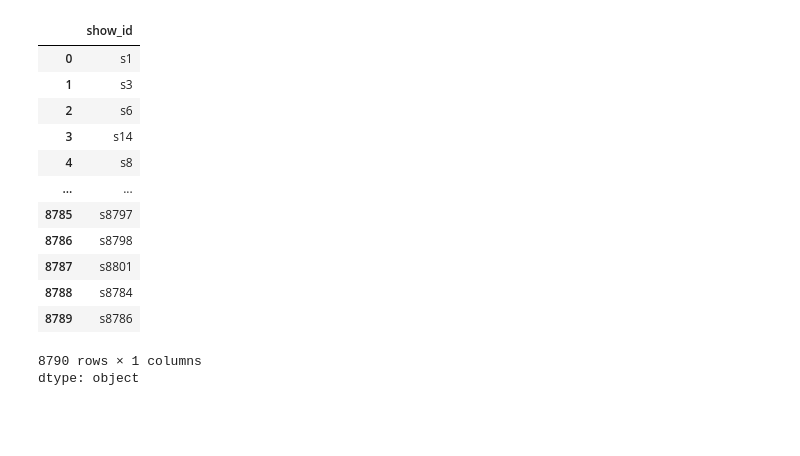
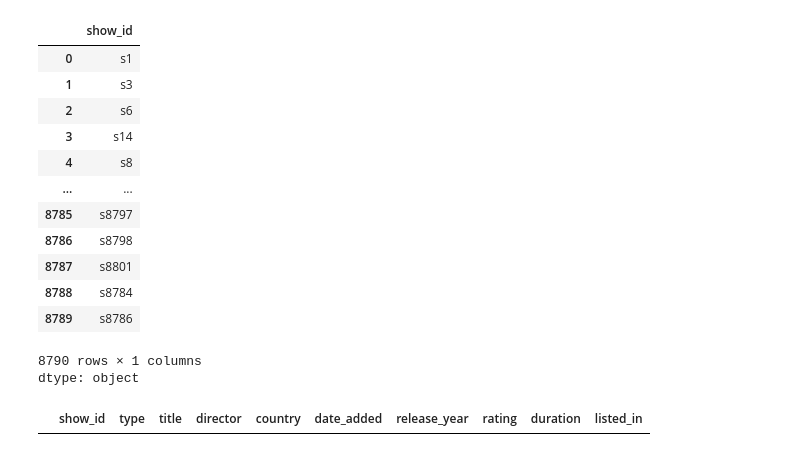
Before and after one commit to Pritishcoder07/AIMLP, a Jupyter notebook: Basic_ML.ipynb, the cells around one changed output. Cells and saved outputs as stored; diff of their text form; code cells hidden in the pictures; blank space fills up the shorter version.

```diff
--- a/Basic_ML.ipynb
+++ b/Basic_ML.ipynb
@@ -310,3 +309,7 @@ messdata['show_id']
 | 8789 | s8786 |
 8790 rows × 1 columns
 dtype: object
+# %%
+messdata.loc[messdata.duplicated(keep=False)]
+# %% [output]
+|  | show_id | type | title | director | country | date_added | release_year | rating | duration | listed_in |
```
Also changed, not shown: parts of 3 cells of this notebook.
